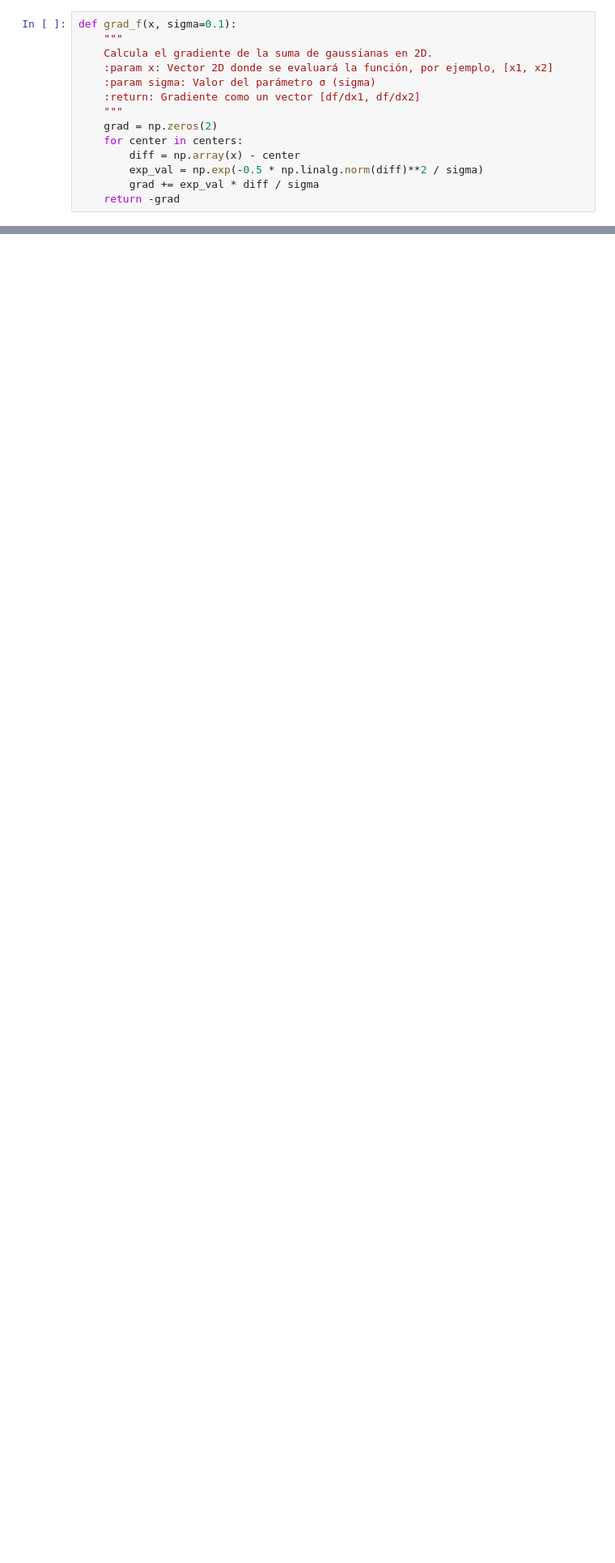
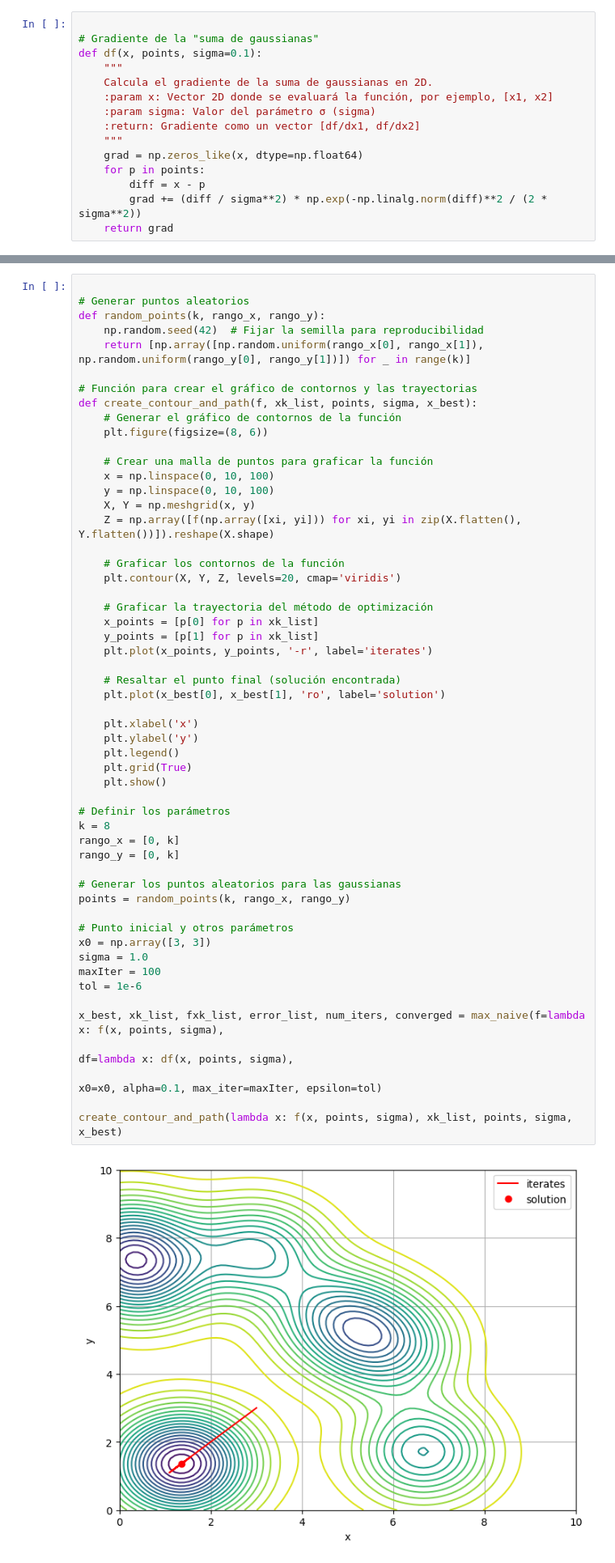
Before and after one commit to pabloozamora/UVG_Modsim_Lab_7, a Jupyter notebook: ejercicio6.ipynb, the cells around one changed output, grey strips where cells are left out. Shown: that part at 81% size. Drawn from its saved outputs; the diff is of its cells as text; blank space fills up the shorter version.

```diff
--- a/ejercicio6.ipynb
+++ b/ejercicio6.ipynb
@@ -25,14 +16,15 @@ Z = np.array([[f([i, j], sigma) for i, j in zip(x_row, y_row)] for x_row, y_row
 # %%
-def grad_f(x, sigma=0.1):
+
+# Gradiente de la "suma de gaussianas"
+def df(x, points, sigma=0.1):
     """
     Calcula el gradiente de la suma de gaussianas en 2D.
     :param x: Vector 2D donde se evaluará la función, por ejemplo, [x1, x2]
     :param sigma: Valor del parámetro σ (sigma)
     :return: Gradiente como un vector [df/dx1, df/dx2]
     """
-    grad = np.zeros(2)
-    for center in centers:
-        diff = np.array(x) - center
-        exp_val = np.exp(-0.5 * np.linalg.norm(diff)**2 / sigma)
-        grad += exp_val * diff / sigma
-    return -grad
+    grad = np.zeros_like(x, dtype=np.float64)
+    for p in points:
+        diff = x - p
+        grad += (diff / sigma**2) * np.exp(-np.linalg.norm(diff)**2 / (2 * sigma**2))
+    return grad
@@ -96,0 +31,56 @@ x_final: [3. 9.]
+# %%
+
+# Generar puntos aleatorios
+def random_points(k, rango_x, rango_y):
+    np.random.seed(42)  # Fijar la semilla para reproducibilidad
+    return [np.array([np.random.uniform(rango_x[0], rango_x[1]), np.random.uniform(rango_y[0], rango_y[1])]) for _ in range(k)]
+
+# Función para crear el gráfico de contornos y las trayectorias
+def create_contour_and_path(f, xk_list, points, sigma, x_best):
+    # Generar el gráfico de contornos de la función
+    plt.figure(figsize=(8, 6))
+
+    # Crear una malla de puntos para graficar la función
+    x = np.linspace(0, 10, 100)
+    y = np.linspace(0, 10, 100)
+    X, Y = np.meshgrid(x, y)
+    Z = np.array([f(np.array([xi, yi])) for xi, yi in zip(X.flatten(), Y.flatten())]).reshape(X.shape)
+
+    # Graficar los contornos de la función
+    plt.contour(X, Y, Z, levels=20, cmap='viridis')
+
+    # Graficar la trayectoria del método de optimización
+    x_points = [p[0] for p in xk_list]
+    y_points = [p[1] for p in xk_list]
+    plt.plot(x_points, y_points, '-r', label='iterates')
+
+    # Resaltar el punto final (solución encontrada)
+    plt.plot(x_best[0], x_best[1], 'ro', label='solution')
+
+    plt.xlabel('x')
+    plt.ylabel('y')
+    plt.legend()
+    plt.grid(True)
+    plt.show()
+
+# Definir los parámetros
+k = 8
+rango_x = [0, k]
+rango_y = [0, k]
+
+# Generar los puntos aleatorios para las gaussianas
+points = random_points(k, rango_x, rango_y)
+
+# Punto inicial y otros parámetros
+x0 = np.array([3, 3])
+sigma = 1.0
+maxIter = 100
+tol = 1e-6
+
+x_best, xk_list, fxk_list, error_list, num_iters, converged = max_naive(f=lambda x: f(x, points, sigma),
+                                                                                 df=lambda x: df(x, points, sigma),
+                                                                                    x0=x0, alpha=0.1, max_iter=maxIter, epsilon=tol)
+
+create_contour_and_path(lambda x: f(x, points, sigma), xk_list, points, sigma, x_best)
+# %% [output]
+[figure, added]
```
Also changed, not shown: parts of 3 cells of this notebook.
